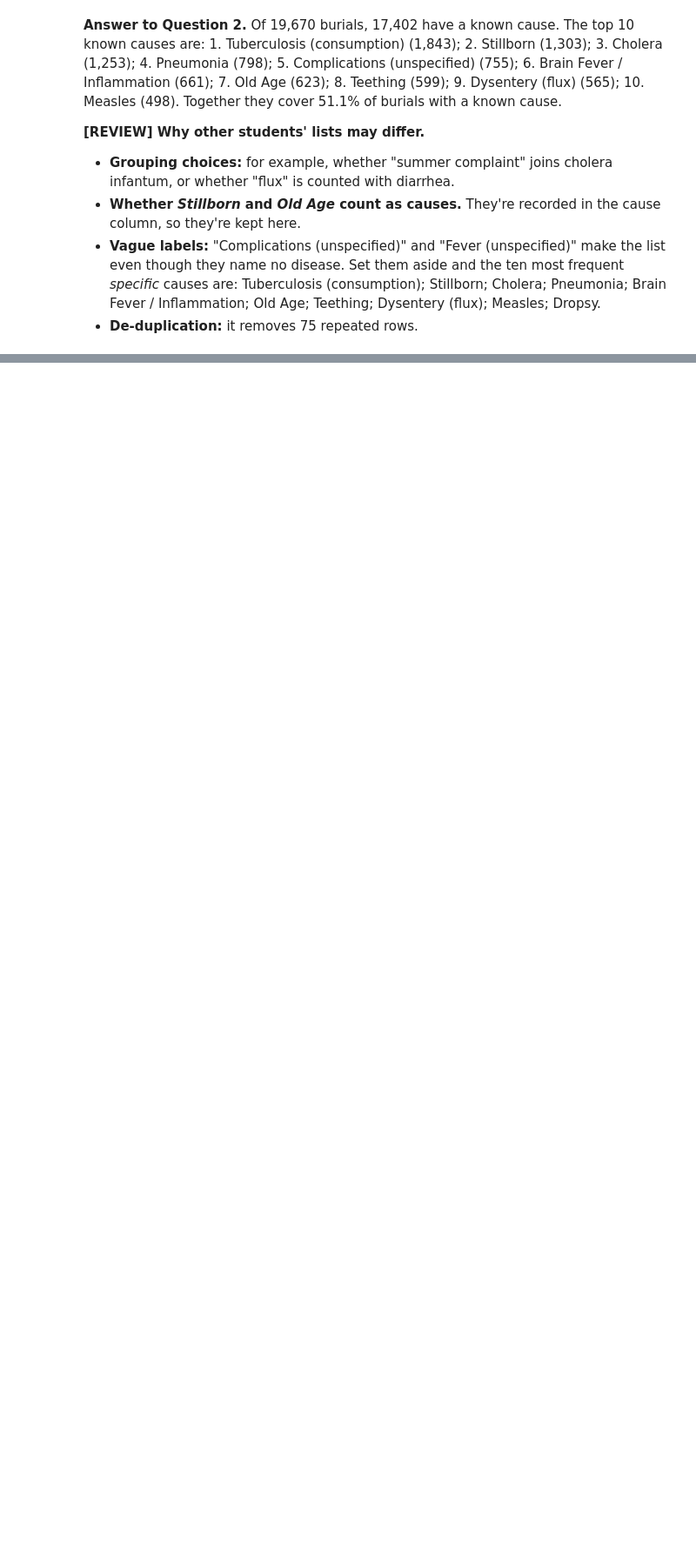
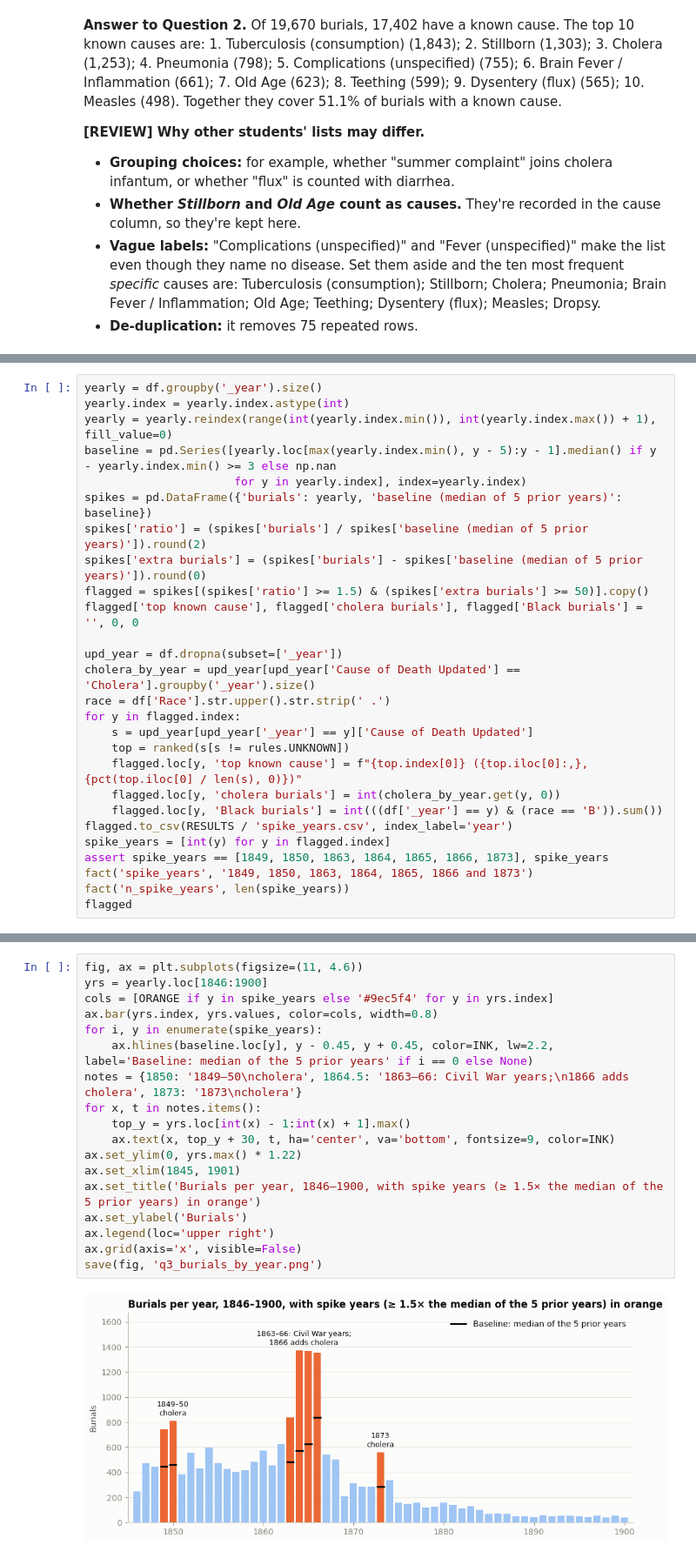
Before and after one commit to ryRyTheCoder/cause_of_death, a Jupyter notebook: submissions/juan_zavala/cemetery_analysis.ipynb, the cells around one changed output, grey strips where cells are left out. Shown at 87% size. Cells and saved outputs as stored; diff of their text form; blank space fills up the shorter version.

```diff
--- a/submissions/juan_zavala/cemetery_analysis.ipynb
+++ b/submissions/juan_zavala/cemetery_analysis.ipynb
@@ -484,0 +491,27 @@ save(fig, 'q2_top10_causes.png')
+# %%
+yearly = df.groupby('_year').size()
+yearly.index = yearly.index.astype(int)
+yearly = yearly.reindex(range(int(yearly.index.min()), int(yearly.index.max()) + 1), fill_value=0)
+baseline = pd.Series([yearly.loc[max(yearly.index.min(), y - 5):y - 1].median() if y - yearly.index.min() >= 3 else np.nan
+                      for y in yearly.index], index=yearly.index)
+spikes = pd.DataFrame({'burials': yearly, 'baseline (median of 5 prior years)': baseline})
+spikes['ratio'] = (spikes['burials'] / spikes['baseline (median of 5 prior years)']).round(2)
+spikes['extra burials'] = (spikes['burials'] - spikes['baseline (median of 5 prior years)']).round(0)
+flagged = spikes[(spikes['ratio'] >= 1.5) & (spikes['extra burials'] >= 50)].copy()
+flagged['top known cause'], flagged['cholera burials'], flagged['Black burials'] = '', 0, 0
+
+upd_year = df.dropna(subset=['_year'])
+cholera_by_year = upd_year[upd_year['Cause of Death Updated'] == 'Cholera'].groupby('_year').size()
+race = df['Race'].str.upper().str.strip(' .')
+for y in flagged.index:
+    s = upd_year[upd_year['_year'] == y]['Cause of Death Updated']
+    top = ranked(s[s != rules.UNKNOWN])
+    flagged.loc[y, 'top known cause'] = f"{top.index[0]} ({top.iloc[0]:,}, {pct(top.iloc[0] / len(s), 0)})"
+    flagged.loc[y, 'cholera burials'] = int(cholera_by_year.get(y, 0))
+    flagged.loc[y, 'Black burials'] = int(((df['_year'] == y) & (race == 'B')).sum())
+flagged.to_csv(RESULTS / 'spike_years.csv', index_label='year')
+spike_years = [int(y) for y in flagged.index]
+assert spike_years == [1849, 1850, 1863, 1864, 1865, 1866, 1873], spike_years
+fact('spike_years', '1849, 1850, 1863, 1864, 1865, 1866 and 1873')
+fact('n_spike_years', len(spike_years))
+flagged
@@ -484,0 +564,20 @@ save(fig, 'q2_top10_causes.png')
+# %%
+fig, ax = plt.subplots(figsize=(11, 4.6))
+yrs = yearly.loc[1846:1900]
+cols = [ORANGE if y in spike_years else '#9ec5f4' for y in yrs.index]
+ax.bar(yrs.index, yrs.values, color=cols, width=0.8)
+for i, y in enumerate(spike_years):
+    ax.hlines(baseline.loc[y], y - 0.45, y + 0.45, color=INK, lw=2.2, label='Baseline: median of the 5 prior years' if i == 0 else None)
+notes = {1850: '1849–50\ncholera', 1864.5: '1863–66: Civil War years;\n1866 adds cholera', 1873: '1873\ncholera'}
+for x, t in notes.items():
+    top_y = yrs.loc[int(x) - 1:int(x) + 1].max()
+    ax.text(x, top_y + 30, t, ha='center', va='bottom', fontsize=9, color=INK)
+ax.set_ylim(0, yrs.max() * 1.22)
+ax.set_xlim(1845, 1901)
+ax.set_title('Burials per year, 1846–1900, with spike years (≥ 1.5× the median of the 5 prior years) in orange')
+ax.set_ylabel('Burials')
+ax.legend(loc='upper right')
+ax.grid(axis='x', visible=False)
+save(fig, 'q3_burials_by_year.png')
+# %% [output]
+[figure, added]
```
Also changed, not shown: parts of 8 cells of this notebook, 3 other files.
